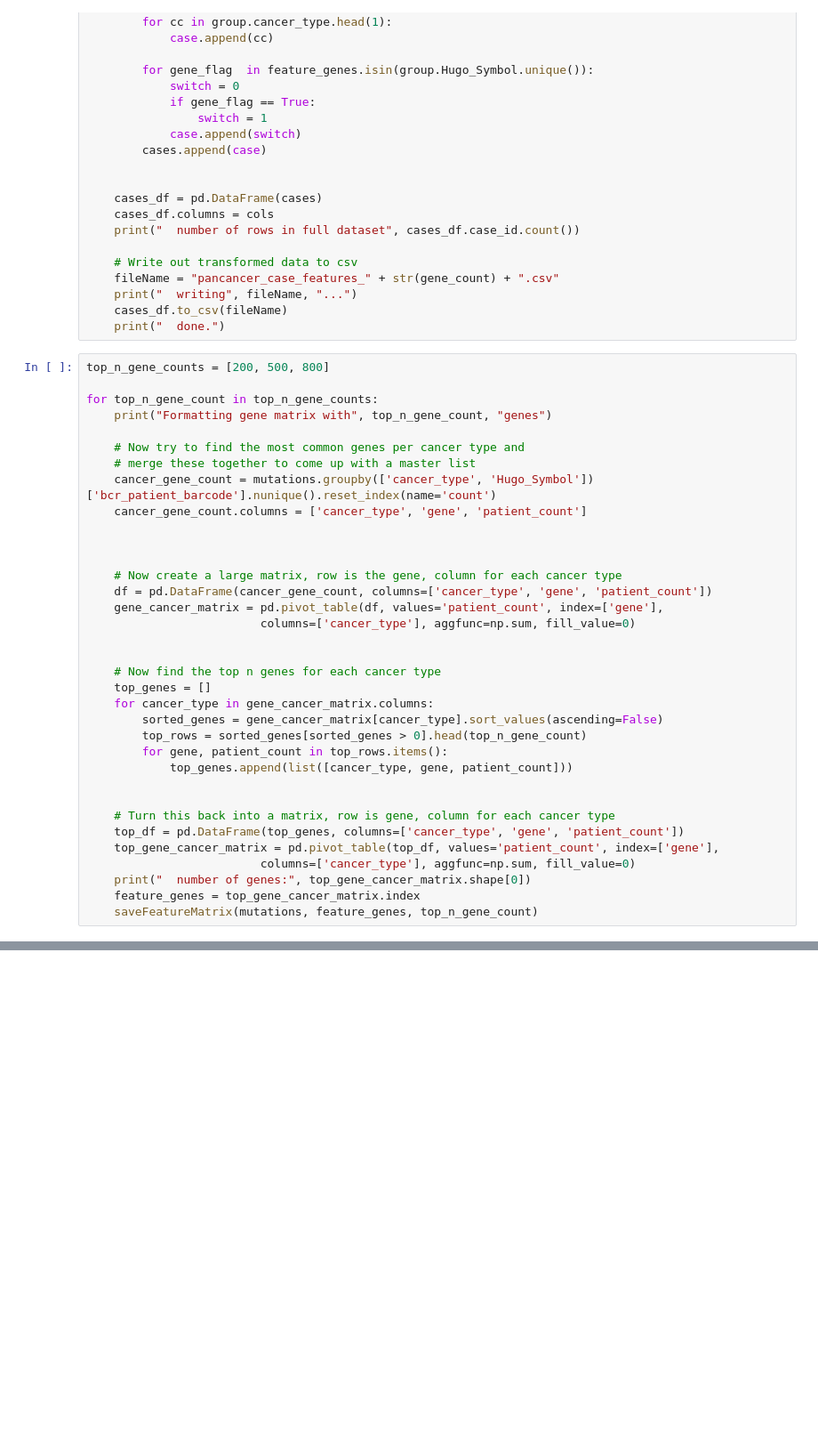
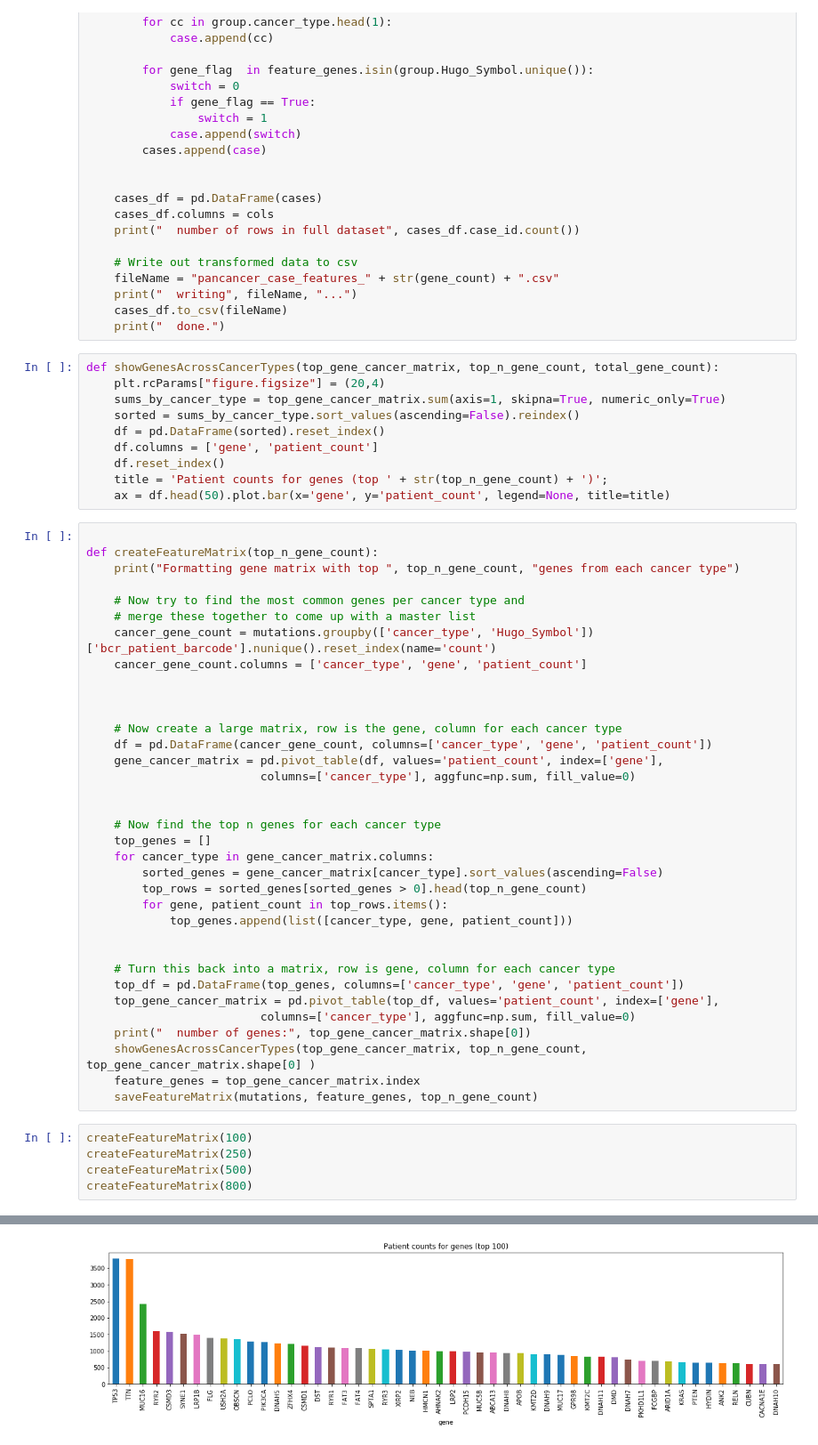
Before and after one commit to tonydisera/w207_6_sum19_g5_final_project, a Jupyter notebook: merge_pancancer_somatic_mutations/transform_pancancer_merged_data.ipynb, the cells around one changed output, grey strips where cells are left out. Shown at 89% size. Cells and saved outputs as stored; diff of their text form; blank space fills up the shorter version.

Commit message:
Add dictionaries.  Show more info about gene coverage.

```diff
--- a/merge_pancancer_somatic_mutations/transform_pancancer_merged_data.ipynb
+++ b/merge_pancancer_somatic_mutations/transform_pancancer_merged_data.ipynb
@@ -92,11 +142,20 @@ def saveFeatureMatrix(mutations, feature_genes, gene_count):
     print("  writing", fileName, "...")
     cases_df.to_csv(fileName)
     print("  done.")
+# %%
+def showGenesAcrossCancerTypes(top_gene_cancer_matrix, top_n_gene_count, total_gene_count):
+    plt.rcParams["figure.figsize"] = (20,4)
+    sums_by_cancer_type = top_gene_cancer_matrix.sum(axis=1, skipna=True, numeric_only=True)
+    sorted = sums_by_cancer_type.sort_values(ascending=False).reindex()
+    df = pd.DataFrame(sorted).reset_index()
+    df.columns = ['gene', 'patient_count']
+    df.reset_index()
+    title = 'Patient counts for genes (top ' + str(top_n_gene_count) + ')';
+    ax = df.head(50).plot.bar(x='gene', y='patient_count', legend=None, title=title)
 # %%
-top_n_gene_counts = [200, 500, 800]
 
-for top_n_gene_count in top_n_gene_counts:
-    print("Formatting gene matrix with", top_n_gene_count, "genes")
+def createFeatureMatrix(top_n_gene_count):
+    print("Formatting gene matrix with top ", top_n_gene_count, "genes from each cancer type")
 
     # Now try to find the most common genes per cancer type and
     # merge these together to come up with a master list
@@ -125,5 +184,12 @@ for top_n_gene_count in top_n_gene_counts:
     top_gene_cancer_matrix = pd.pivot_table(top_df, values='patient_count', index=['gene'],
                          columns=['cancer_type'], aggfunc=np.sum, fill_value=0)
     print("  number of genes:", top_gene_cancer_matrix.shape[0])
+    showGenesAcrossCancerTypes(top_gene_cancer_matrix, top_n_gene_count, top_gene_cancer_matrix.shape[0] )
     feature_genes = top_gene_cancer_matrix.index
     saveFeatureMatrix(mutations, feature_genes, top_n_gene_count)
+# %%
+createFeatureMatrix(100)
+createFeatureMatrix(250)
+createFeatureMatrix(500)
+createFeatureMatrix(800)
+# %% [output]
@@ -129,0 +216 @@ for top_n_gene_count in top_n_gene_counts:
+[figure, added]
```
Also changed, not shown: parts of 8 cells of this notebook, 1 other file.
